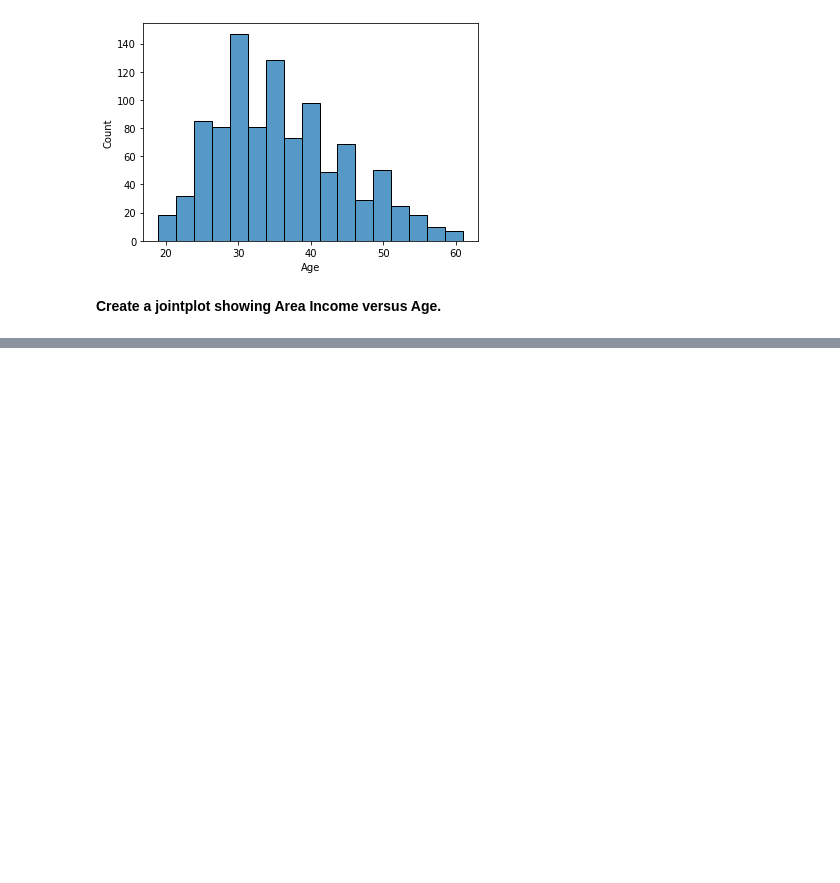
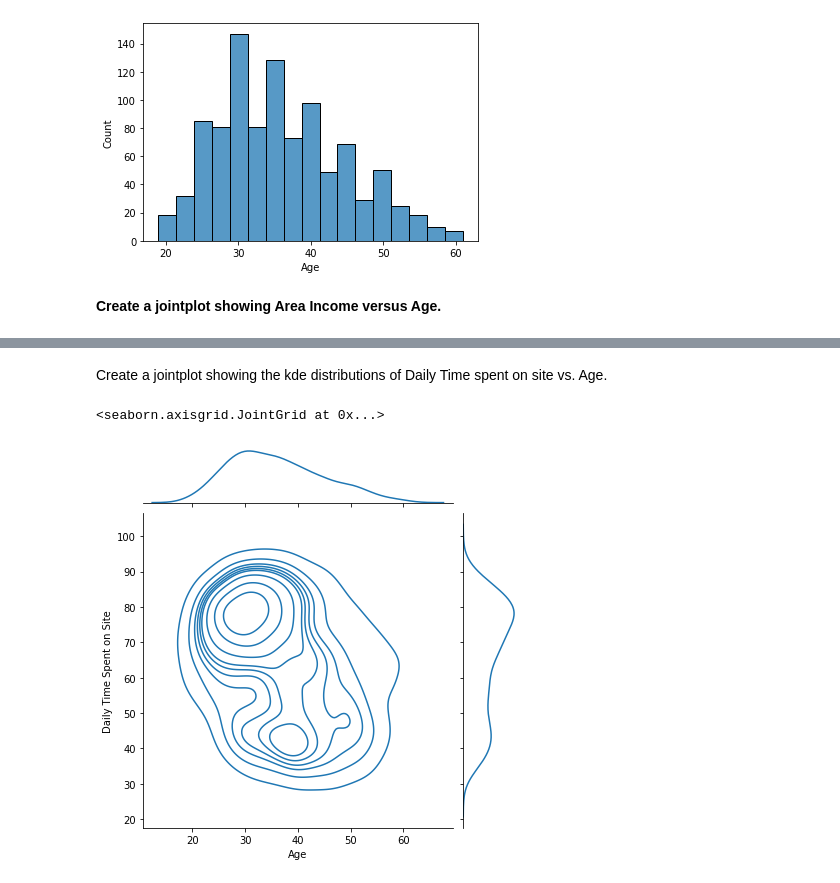
Before and after one commit to KumarGaurav20/ML-HOMEWORK, a Jupyter notebook: Assignment_02_Logistic_Regression_Project.ipynb, the cells around one changed output, grey strips where cells are left out. Drawn from its saved outputs; the diff is of its cells as text; code cells hidden in the pictures; blank space fills up the shorter version.

```diff
--- a/Assignment_02_Logistic_Regression_Project.ipynb
+++ b/Assignment_02_Logistic_Regression_Project.ipynb
@@ -119,0 +120,7 @@ sns.jointplot(adv_data['Area Income'] ,adv_data['Age'], kind='hex')
+# %% [markdown]
+Create a jointplot showing the kde distributions of Daily Time spent on site vs. Age.
+# %%
+sns.jointplot(adv_data['Age'], adv_data['Daily Time Spent on Site'], kind='kde')
+# %% [output]
+<seaborn.axisgrid.JointGrid at 0x...>
+[figure, added]
```
Also changed, not shown: parts of 6 cells of this notebook.
